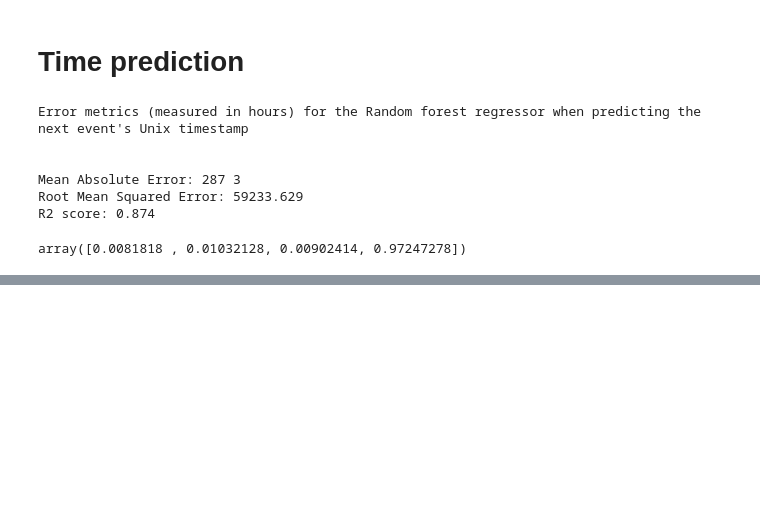
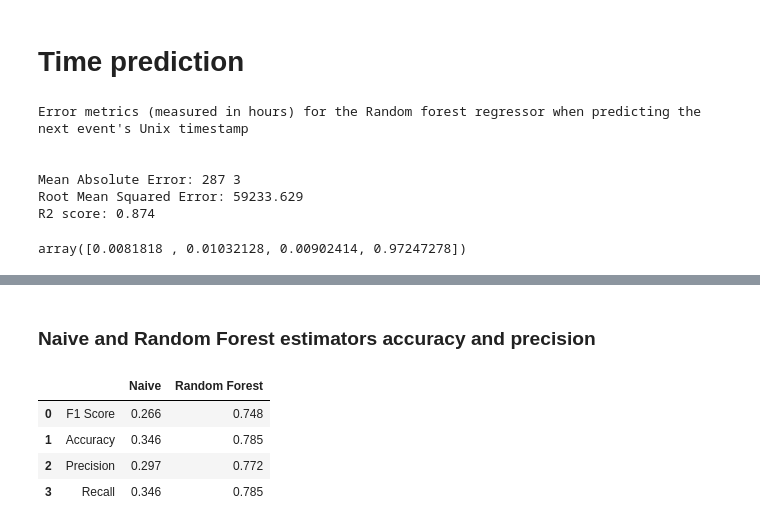
Before and after one commit to KonstantinGeorgiev0/Process-Mining, a Jupyter notebook: 4_Sprint2_models.ipynb, the cells around one changed output, grey strips where cells are left out. Saved outputs shown, nothing was run; the diff lists cells and outputs as text; code cells hidden in the pictures; blank space fills up the shorter version.

```diff
--- a/4_Sprint2_models.ipynb
+++ b/4_Sprint2_models.ipynb
@@ -243,0 +186,18 @@ array([0.0081818 , 0.01032128, 0.00902414, 0.97247278])
+# %% [markdown]
+### Naive and Random Forest estimators accuracy and precision
+# %%
+# plot the naive and random forest f1, acc, pre, recall
+metrics_df = pd.DataFrame({
+    ' ': ['F1 Score', 'Accuracy', 'Precision', 'Recall'],
+    'Naive': ['0.266', '0.346', '0.297', '0.346'],
+    'Random Forest': ['0.748', '0.785', '0.772', '0.785']
+})
+
+metrics_df.to_string(index=False)
+metrics_df
+# %% [output]
+|  |  | Naive | Random Forest |
+| 0 | F1 Score | 0.266 | 0.748 |
+| 1 | Accuracy | 0.346 | 0.785 |
+| 2 | Precision | 0.297 | 0.772 |
+| 3 | Recall | 0.346 | 0.785 |
```
Also changed, not shown: parts of 12 cells of this notebook.
